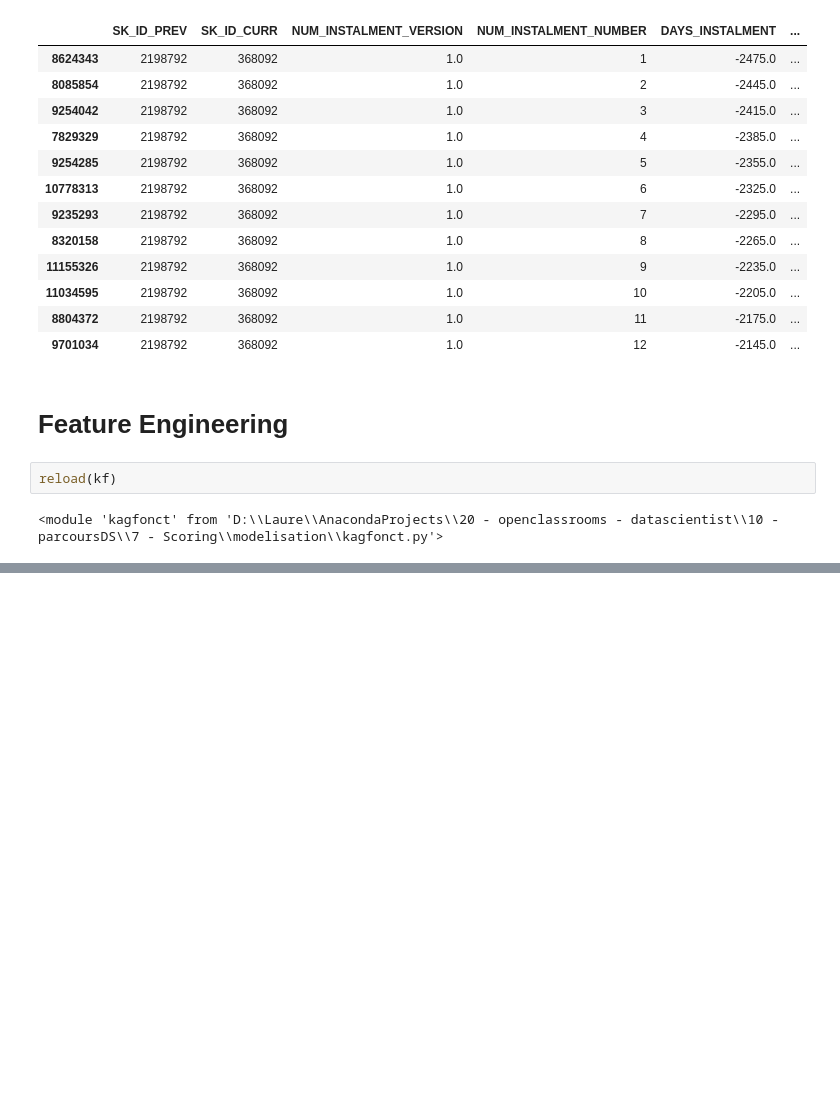
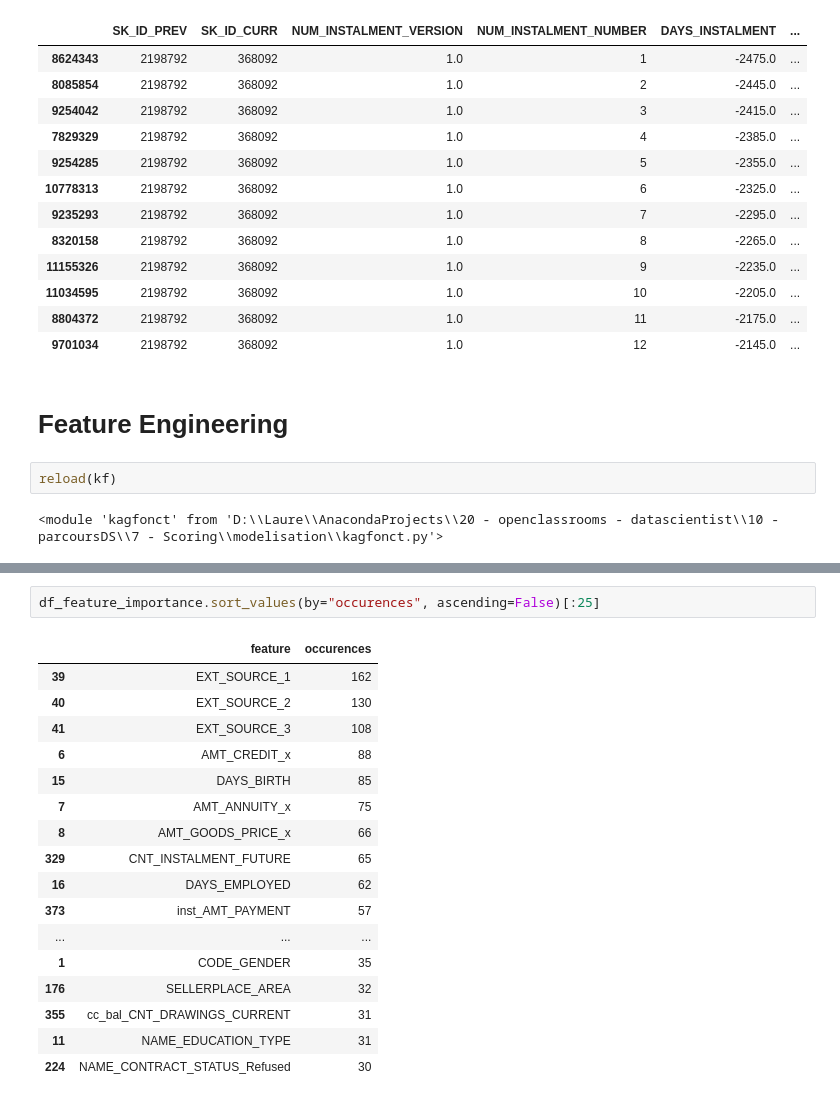
Before and after one commit to sunktoteca/OC-Parcours-DS-P7, a Jupyter notebook: modelisation/scoring - modelisation.ipynb, the cells around one changed output, grey strips where cells are left out. Drawn from its saved outputs; the diff is of its cells as text; blank space fills up the shorter version.

```diff
--- a/modelisation/scoring - modelisation.ipynb
+++ b/modelisation/scoring - modelisation.ipynb
@@ -327,0 +498,20 @@ Shapes :  (307511, 122) (48744, 121)
+# %%
+df_feature_importance.sort_values(by="occurences", ascending=False)[:25]
+# %% [output]
+|  | feature | occurences |
+| 39 | EXT_SOURCE_1 | 162 |
+| 40 | EXT_SOURCE_2 | 130 |
+| 41 | EXT_SOURCE_3 | 108 |
+| 6 | AMT_CREDIT_x | 88 |
+| 15 | DAYS_BIRTH | 85 |
+| 7 | AMT_ANNUITY_x | 75 |
+| 8 | AMT_GOODS_PRICE_x | 66 |
+| 329 | CNT_INSTALMENT_FUTURE | 65 |
+| 16 | DAYS_EMPLOYED | 62 |
+| 373 | inst_AMT_PAYMENT | 57 |
+| ... | ... | ... |
+| 1 | CODE_GENDER | 35 |
+| 176 | SELLERPLACE_AREA | 32 |
+| 355 | cc_bal_CNT_DRAWINGS_CURRENT | 31 |
+| 11 | NAME_EDUCATION_TYPE | 31 |
+| 224 | NAME_CONTRACT_STATUS_Refused | 30 |
```
Also changed, not shown: parts of 26 cells of this notebook, 1 other file.
